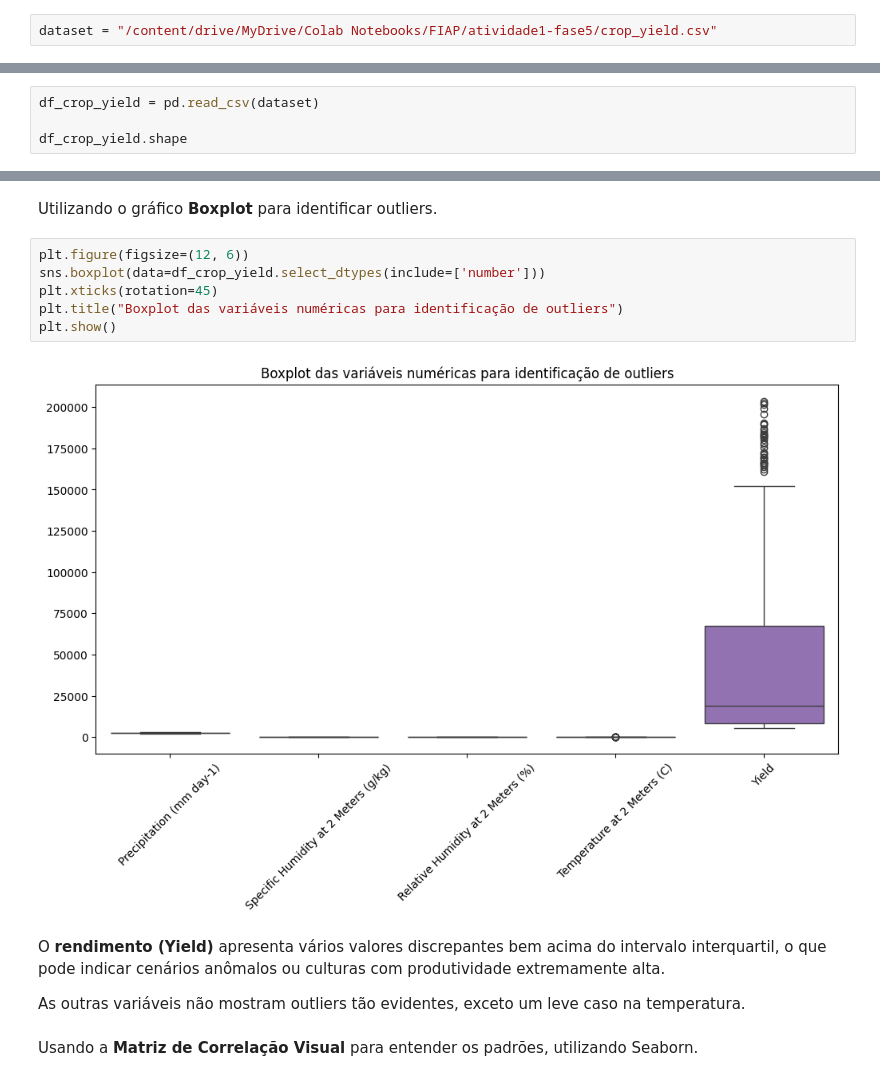
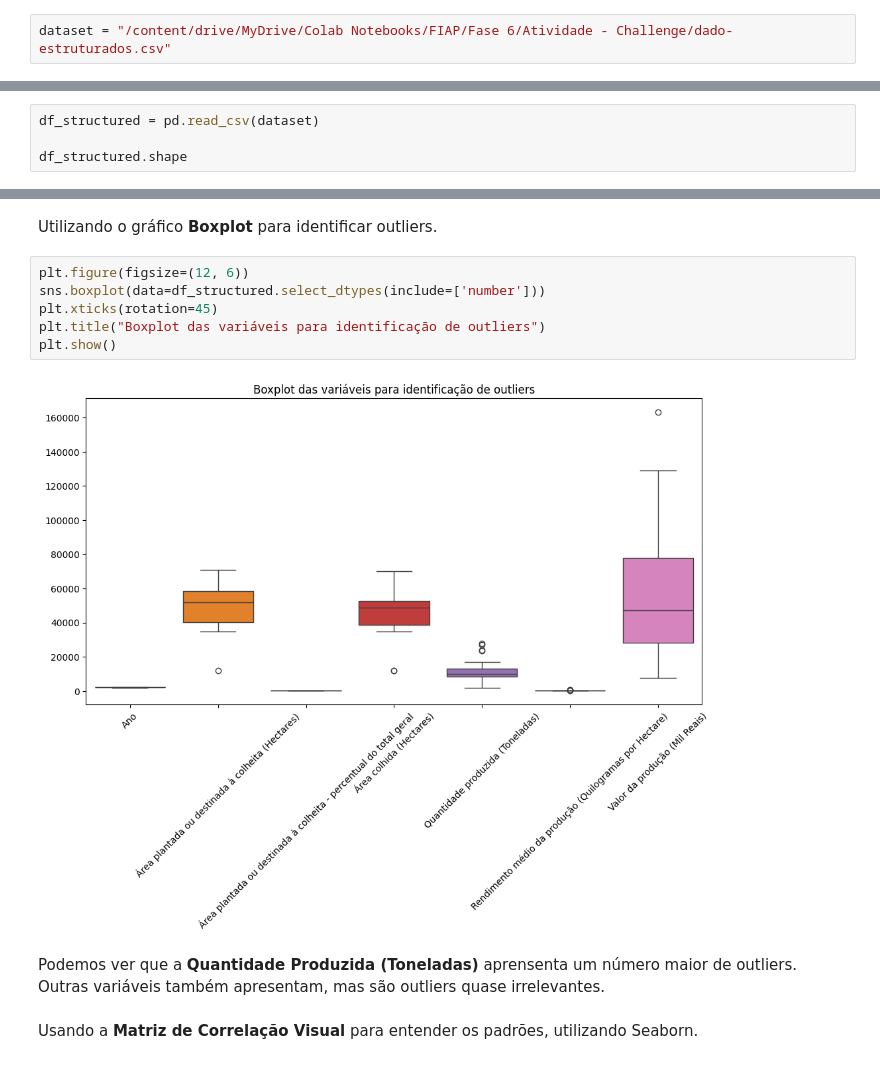
Before and after one commit to Fiap-Team-1tiaor-2024/ingredion-challenge, a Jupyter notebook: src/Challenge Ingredion - Sprint 2.ipynb, the cells around one changed output, grey strips where cells are left out. Cells and saved outputs as stored; diff of their text form.

Commit message:
feat: fazendo a análise exploratória dos dados e identificando outliers

```diff
--- a/src/Challenge Ingredion - Sprint 2.ipynb
+++ b/src/Challenge Ingredion - Sprint 2.ipynb
@@ -8,7 +8,7 @@ Conectando o caminho do dataset diretamente do Drive.
 
 *(Há a opção de pegarmos as bases de dados e subir nas pastas do notebook, assim rodando localmente.)*
 # %%
-dataset = "/content/drive/MyDrive/Colab Notebooks/FIAP/atividade1-fase5/crop_yield.csv"
+dataset = "/content/drive/MyDrive/Colab Notebooks/FIAP/Fase 6/Atividade - Challenge/dado-estruturados.csv"
 # %% [markdown]
 Definindo o código para conexão com o Google Drive.
 # %%
@@ -42,7 +27,7 @@ from sklearn.tree import DecisionTreeRegressor
 
 Aqui damos início a nossa análise exploratória dos dados para identificarmos nossas variáveis chaves do projeto.
 # %%
-df_crop_yield = pd.read_csv(dataset)
+df_structured = pd.read_csv(dataset)
 
-df_crop_yield.shape
+df_structured.shape
 # %% [output]
@@ -153,16 +119,14 @@ Após uma breve análise exploratória, vamos tentar identificar os outliers do
 Utilizando o gráfico **Boxplot** para identificar outliers.
 # %%
 plt.figure(figsize=(12, 6))
-sns.boxplot(data=df_crop_yield.select_dtypes(include=['number']))
+sns.boxplot(data=df_structured.select_dtypes(include=['number']))
 plt.xticks(rotation=45)
-plt.title("Boxplot das variáveis numéricas para identificação de outliers")
+plt.title("Boxplot das variáveis para identificação de outliers")
 plt.show()
 # %% [output]
-[figure, old version]
+[figure, new version]
-# %% [markdown]
-O **rendimento (Yield)** apresenta vários valores discrepantes bem acima do intervalo interquartil, o que pode indicar cenários anômalos ou culturas com produtividade extremamente alta.
-
-As outras variáveis não mostram outliers tão evidentes, exceto um leve caso na temperatura.
+# %% [markdown]
+Podemos ver que a **Quantidade Produzida (Toneladas)** aprensenta um número maior de outliers. Outras variáveis também apresentam, mas são outliers quase irrelevantes.
 # %% [markdown]
 Usando a **Matriz de Correlação Visual** para entender os padrões, utilizando Seaborn.
 # %%
```
Also changed, not shown: parts of 30 cells of this notebook.
